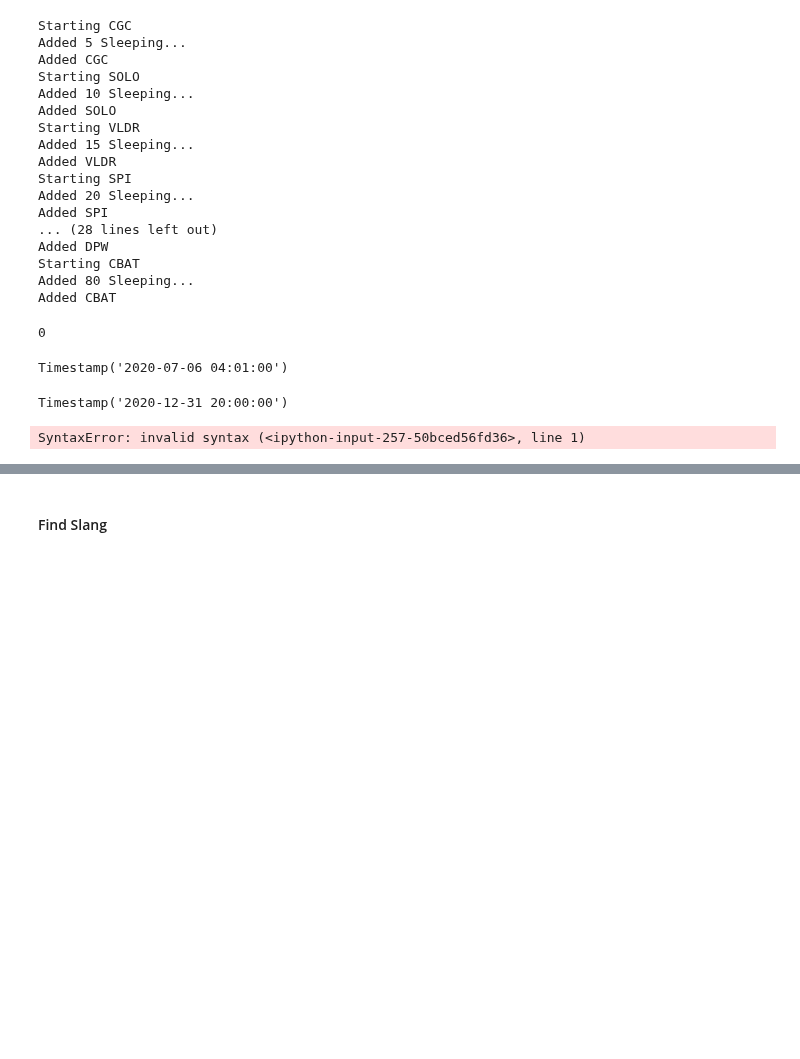
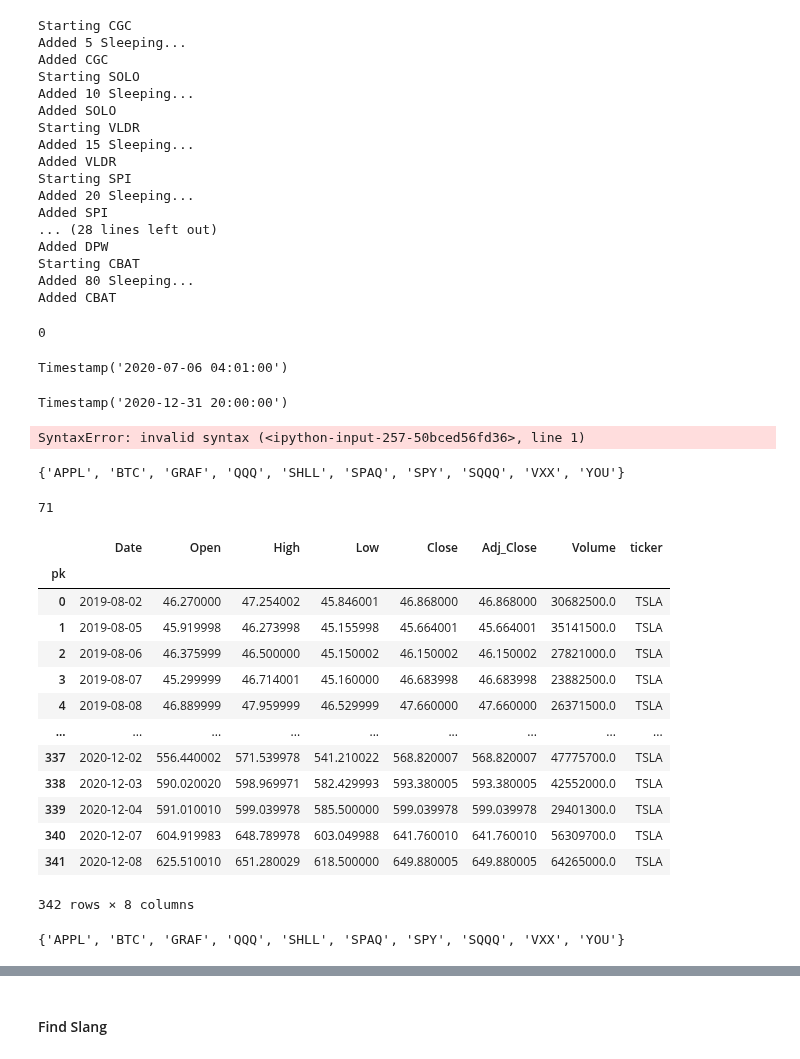
Before and after one commit to kyle-rgb/Discord_Project, a Jupyter notebook: notebooks/Data_Cleaning.ipynb, the cells around one changed output, grey strips where cells are left out. Cells and saved outputs as stored; diff of their text form; code cells hidden in the pictures; blank space fills up the shorter version.

```diff
--- a/notebooks/Data_Cleaning.ipynb
+++ b/notebooks/Data_Cleaning.ipynb
@@ -2374,3 +2371,15 @@ news_dict = {'SPY': 'S&P 500',
  'DPW': 'Ault Global',
  'GILD': 'Gilead Sciences',
  'GRAF': 'Velodyne Lidar'}
+# %%
+set(news_dict.keys()).difference(set(daily_data.ticker.unique()))
+# %% [output]
+{'APPL', 'BTC', 'GRAF', 'QQQ', 'SHLL', 'SPAQ', 'SPY', 'SQQQ', 'VXX', 'YOU'}
+# %%
+with sql.connect("../data/interim/stocks.db") as con:
+    daily_data = pd.read_sql("SELECT * FROM daily", con=con, index_col="pk", parse_dates={"Date": "%Y-%m-%d"})
+    minute = pd.read_sql("SELECT * FROM minute WHERE ticker = 'TSLA'", con=con, parse_dates={"time": "%Y-%m-%d %H:%M:%S"})
+# %%
+len(daily_data.ticker.unique())
+# %% [output]
+71
@@ -2376,0 +2388,17 @@ news_dict = {'SPY': 'S&P 500',
+# %%
+daily_data[lambda x: (x.ticker == "TSLA")]
+# %% [output]
+|  | Date | Open | High | Low | Close | Adj_Close | Volume | ticker |
+| pk |  |  |  |  |  |  |  |  |
+| 0 | 2019-08-02 | 46.270000 | 47.254002 | 45.846001 | 46.868000 | 46.868000 | 30682500.0 | TSLA |
+| 1 | 2019-08-05 | 45.919998 | 46.273998 | 45.155998 | 45.664001 | 45.664001 | 35141500.0 | TSLA |
+| 2 | 2019-08-06 | 46.375999 | 46.500000 | 45.150002 | 46.150002 | 46.150002 | 27821000.0 | TSLA |
+| 3 | 2019-08-07 | 45.299999 | 46.714001 | 45.160000 | 46.683998 | 46.683998 | 23882500.0 | TSLA |
+| 4 | 2019-08-08 | 46.889999 | 47.959999 | 46.529999 | 47.660000 | 47.660000 | 26371500.0 | TSLA |
+| ... | ... | ... | ... | ... | ... | ... | ... | ... |
+| 337 | 2020-12-02 | 556.440002 | 571.539978 | 541.210022 | 568.820007 | 568.820007 | 47775700.0 | TSLA |
+| 338 | 2020-12-03 | 590.020020 | 598.969971 | 582.429993 | 593.380005 | 593.380005 | 42552000.0 | TSLA |
+| 339 | 2020-12-04 | 591.010010 | 599.039978 | 585.500000 | 599.039978 | 599.039978 | 29401300.0 | TSLA |
+| 340 | 2020-12-07 | 604.919983 | 648.789978 | 603.049988 | 641.760010 | 641.760010 | 56309700.0 | TSLA |
+| 341 | 2020-12-08 | 625.510010 | 651.280029 | 618.500000 | 649.880005 | 649.880005 | 64265000.0 | TSLA |
+342 rows × 8 columns
@@ -2376,0 +2414,4 @@ news_dict = {'SPY': 'S&P 500',
+# %%
+set(news_dict.keys()).difference(set(daily_data.ticker.unique()))
+# %% [output]
+{'APPL', 'BTC', 'GRAF', 'QQQ', 'SHLL', 'SPAQ', 'SPY', 'SQQQ', 'VXX', 'YOU'}
```
Also changed, not shown: parts of 19 cells of this notebook, 2 other files.
